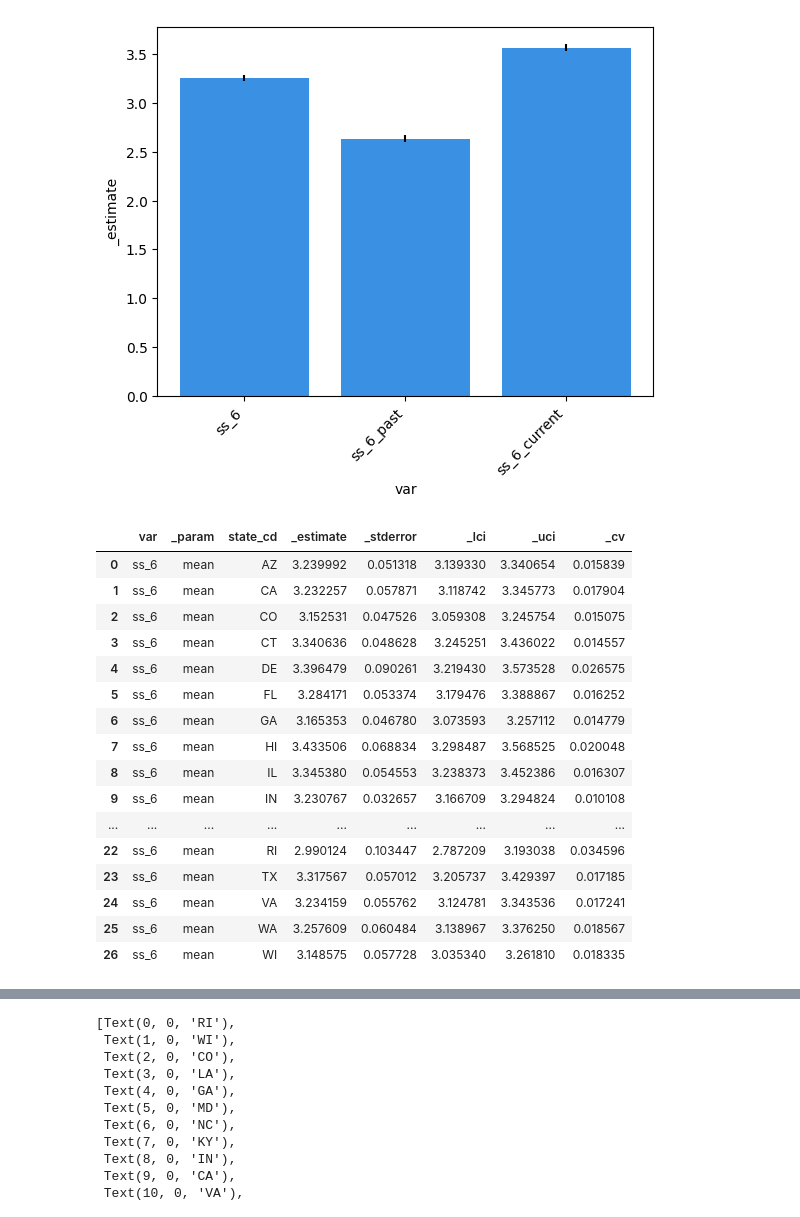
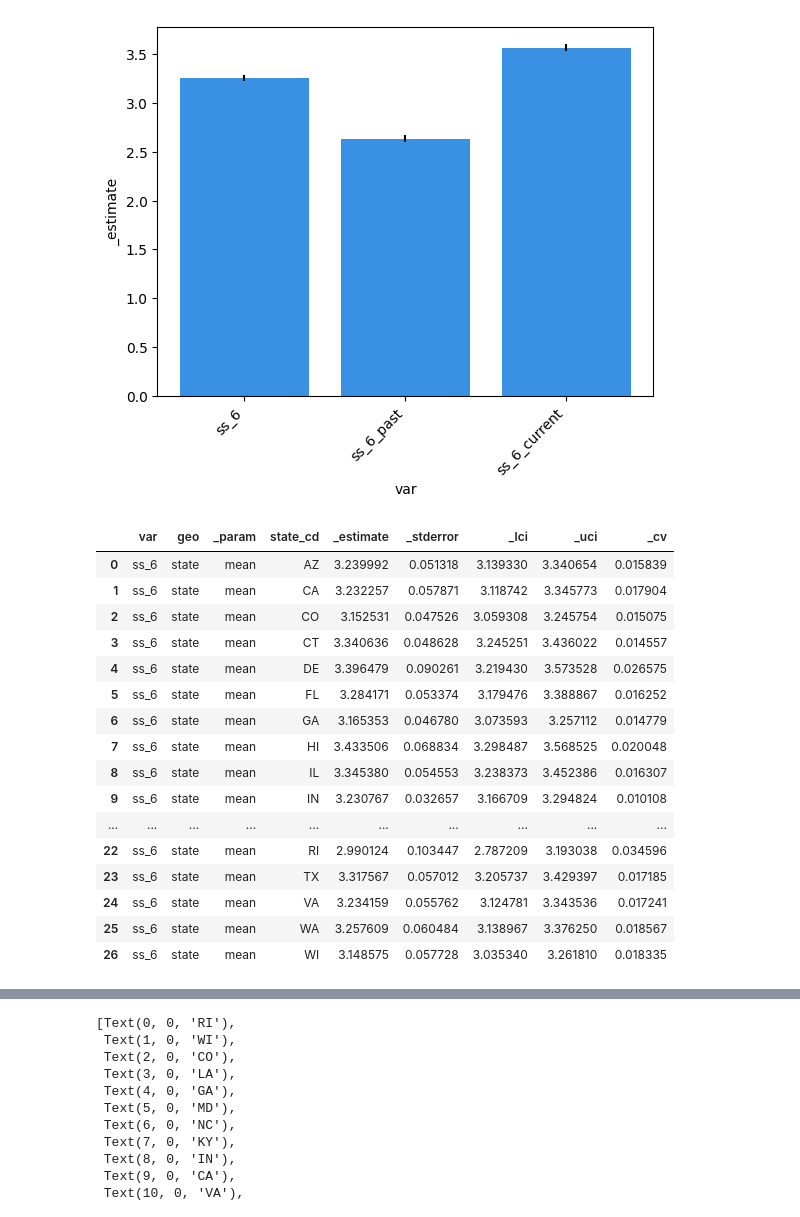
Before and after one commit to haoyucode/stigma-state-lvl, a Jupyter notebook: 2023_09_20_meeting_2.ipynb, the cells around one changed output, grey strips where cells are left out. Saved outputs shown, nothing was run; the diff lists cells and outputs as text; code cells hidden in the pictures.

```diff
--- a/2023_09_20_meeting_2.ipynb
+++ b/2023_09_20_meeting_2.ipynb
@@ -966,38 +968,39 @@ ax.set_xticklabels(ax.get_xticklabels(),rotation=45,horizontalalignment='right')
 # %%
 state_estimator_ss_6 = TaylorEstimator("mean")
 state_estimator_ss_6.estimate(
     y=sub_df_1_as_oversample_states["stigma_scale_score"],
     samp_weight=sub_df_1_as_oversample_states["weight2"],
     stratum=sub_df_1_as_oversample_states["vstrat32_corrected"],
     psu=sub_df_1_as_oversample_states["vpsu32_corrected"],
     domain=sub_df_1_as_oversample_states["state_cd"]
 )
 #state_mean_estimates = state_estimator.to_dataframe().rename(columns={"_domain":"state_cd","_estimate":"mean"})
 
 state_estimator_ss_6_df = state_estimator_ss_6.to_dataframe().rename(columns={"_domain":"state_cd"})
 
 
 #sample_estimator_ss_6_current_df.insert(1,"_domain","nation")
+state_estimator_ss_6_df.insert(0,"geo","state")
 state_estimator_ss_6_df.insert(0,"var","ss_6")
 state_estimator_ss_6_df
 # %% [output]
-|  | var | _param | state_cd | _estimate | _stderror | _lci | _uci | _cv |
-| 0 | ss_6 | mean | AZ | 3.239992 | 0.051318 | 3.139330 | 3.340654 | 0.015839 |
-| 1 | ss_6 | mean | CA | 3.232257 | 0.057871 | 3.118742 | 3.345773 | 0.017904 |
-| 2 | ss_6 | mean | CO | 3.152531 | 0.047526 | 3.059308 | 3.245754 | 0.015075 |
-| 3 | ss_6 | mean | CT | 3.340636 | 0.048628 | 3.245251 | 3.436022 | 0.014557 |
-| 4 | ss_6 | mean | DE | 3.396479 | 0.090261 | 3.219430 | 3.573528 | 0.026575 |
-| 5 | ss_6 | mean | FL | 3.284171 | 0.053374 | 3.179476 | 3.388867 | 0.016252 |
-| 6 | ss_6 | mean | GA | 3.165353 | 0.046780 | 3.073593 | 3.257112 | 0.014779 |
-| 7 | ss_6 | mean | HI | 3.433506 | 0.068834 | 3.298487 | 3.568525 | 0.020048 |
-| 8 | ss_6 | mean | IL | 3.345380 | 0.054553 | 3.238373 | 3.452386 | 0.016307 |
-| 9 | ss_6 | mean | IN | 3.230767 | 0.032657 | 3.166709 | 3.294824 | 0.010108 |
-| ... | ... | ... | ... | ... | ... | ... | ... | ... |
-| 22 | ss_6 | mean | RI | 2.990124 | 0.103447 | 2.787209 | 3.193038 | 0.034596 |
-| 23 | ss_6 | mean | TX | 3.317567 | 0.057012 | 3.205737 | 3.429397 | 0.017185 |
-| 24 | ss_6 | mean | VA | 3.234159 | 0.055762 | 3.124781 | 3.343536 | 0.017241 |
-| 25 | ss_6 | mean | WA | 3.257609 | 0.060484 | 3.138967 | 3.376250 | 0.018567 |
-| 26 | ss_6 | mean | WI | 3.148575 | 0.057728 | 3.035340 | 3.261810 | 0.018335 |
+|  | var | geo | _param | state_cd | _estimate | _stderror | _lci | _uci | _cv |
+| 0 | ss_6 | state | mean | AZ | 3.239992 | 0.051318 | 3.139330 | 3.340654 | 0.015839 |
+| 1 | ss_6 | state | mean | CA | 3.232257 | 0.057871 | 3.118742 | 3.345773 | 0.017904 |
+| 2 | ss_6 | state | mean | CO | 3.152531 | 0.047526 | 3.059308 | 3.245754 | 0.015075 |
+| 3 | ss_6 | state | mean | CT | 3.340636 | 0.048628 | 3.245251 | 3.436022 | 0.014557 |
+| 4 | ss_6 | state | mean | DE | 3.396479 | 0.090261 | 3.219430 | 3.573528 | 0.026575 |
+| 5 | ss_6 | state | mean | FL | 3.284171 | 0.053374 | 3.179476 | 3.388867 | 0.016252 |
+| 6 | ss_6 | state | mean | GA | 3.165353 | 0.046780 | 3.073593 | 3.257112 | 0.014779 |
+| 7 | ss_6 | state | mean | HI | 3.433506 | 0.068834 | 3.298487 | 3.568525 | 0.020048 |
+| 8 | ss_6 | state | mean | IL | 3.345380 | 0.054553 | 3.238373 | 3.452386 | 0.016307 |
+| 9 | ss_6 | state | mean | IN | 3.230767 | 0.032657 | 3.166709 | 3.294824 | 0.010108 |
+| ... | ... | ... | ... | ... | ... | ... | ... | ... | ... |
+| 22 | ss_6 | state | mean | RI | 2.990124 | 0.103447 | 2.787209 | 3.193038 | 0.034596 |
+| 23 | ss_6 | state | mean | TX | 3.317567 | 0.057012 | 3.205737 | 3.429397 | 0.017185 |
+| 24 | ss_6 | state | mean | VA | 3.234159 | 0.055762 | 3.124781 | 3.343536 | 0.017241 |
+| 25 | ss_6 | state | mean | WA | 3.257609 | 0.060484 | 3.138967 | 3.376250 | 0.018567 |
+| 26 | ss_6 | state | mean | WI | 3.148575 | 0.057728 | 3.035340 | 3.261810 | 0.018335 |
 # %%
 state_estimator_ss_6_df.sort_values(by = ["_estimate"], inplace=True, ascending=True)
 
```
Also changed, not shown: parts of 23 cells of this notebook.
